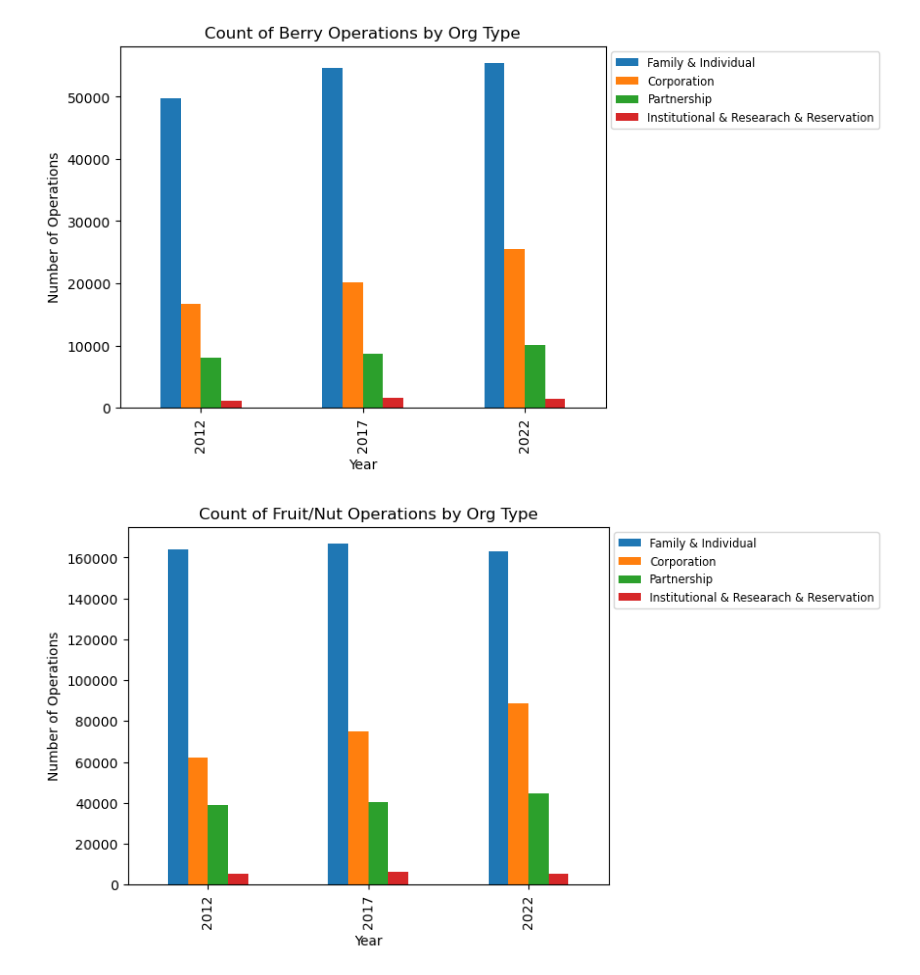
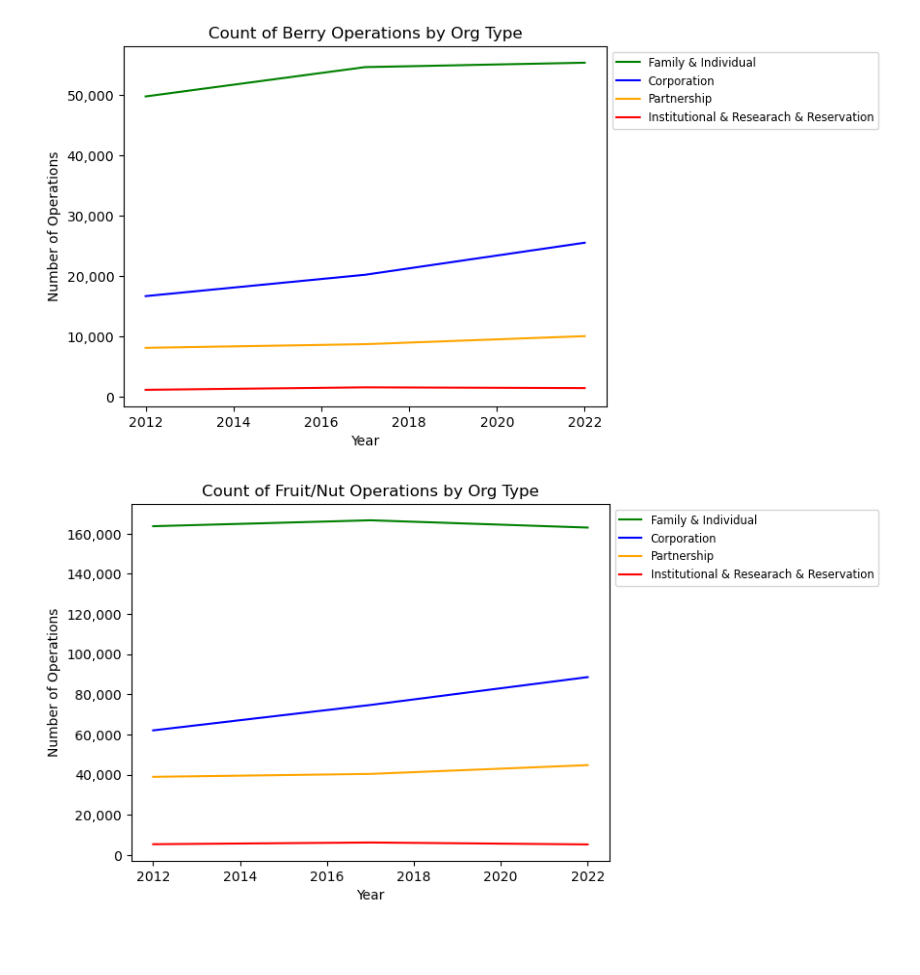
Before and after one commit to nealhalper/USDA_production, a Jupyter notebook: notebooks/operationcount_org_type.ipynb, the cells around one changed output. Cells and saved outputs as stored; diff of their text form; code cells hidden in the pictures; blank space fills up the shorter version.

```diff
--- a/notebooks/operationcount_org_type.ipynb
+++ b/notebooks/operationcount_org_type.ipynb
@@ -73,23 +77,25 @@ demo_citrus_org_counts_graph.savefig('demo_citrus_org_counts_graph.png', transpa
 # %%
 demo_berries = demo_berries.loc[demo_berries['Value'] != ' (D)']
 demo_berries = demo_berries.loc[demo_berries['Value'] != ' (Z)']
 demo_berries['Value'] = demo_berries['Value'].str.replace(',', '')
 demo_berries['Value'] = pd.to_numeric(demo_berries.Value, downcast='integer').fillna(0)
 demo_berries_org_counts = demo_berries.loc[(demo_berries['Domain'] == 'ORGANIZATION')
                 & (demo_berries['Data Item'] == 'BERRY TOTALS - OPERATIONS WITH AREA GROWN')].groupby(
                 ['Year', 'Organization Type']).sum(
                 'Value').fillna(0).reset_index()
 demo_berries_org_counts = demo_berries_org_counts.pivot(index = 'Year', columns = 'Organization Type', values = 'Value').reset_index()
 demo_berries_org_counts = demo_berries_org_counts[['Year', 'Family & Individual', 'Corporation', 'Partnership', 'Institutional & Researach & Reservation']]
 demo_berries_org_counts_graph = demo_berries_org_counts.plot(x = 'Year', y = list(
     demo_berries_org_counts.columns.unique()[1:5]),
-                                            kind = "bar", title = "Count of Berry Operations by Org Type",
-                                                      ylabel = "Number of Operations").legend(
+                                            kind = "line", title = "Count of Berry Operations by Org Type",
+                                                      ylabel = "Number of Operations", color = ['green','blue','orange', 'red']).legend(
     bbox_to_anchor = (1.0,1.0),
     fontsize = 'small').get_figure()
-demo_berries_org_counts_graph.savefig('demo_berries_org_counts_graph.png', transparent=True, bbox_inches='tight')
+y_values = plt.gca().get_yticks()
+plt.gca().set_yticklabels(['{:,.0f}'.format(x) for x in y_values])
+demo_berries_org_counts_graph.savefig('graphs/demo_berries_org_counts_graph.png', transparent=True, bbox_inches='tight')
 # %% [output]
-[figure, old version]
+[figure, new version]
 # %%
 demo_fruitnut = demo_fruitnut.loc[demo_fruitnut['Value'] != ' (D)']
 demo_fruitnut = demo_fruitnut.loc[demo_fruitnut['Value'] != ' (Z)']
@@ -103,10 +109,12 @@ demo_fruitnut_org_counts = demo_fruitnut_org_counts.pivot(index = 'Year', column
 demo_fruitnut_org_counts = demo_fruitnut_org_counts[['Year', 'Family & Individual', 'Corporation', 'Partnership', 'Institutional & Researach & Reservation']]
 demo_fruitnut_org_counts_graph = demo_fruitnut_org_counts.plot(x = 'Year', y = list(
     demo_fruitnut_org_counts.columns.unique()[1:5]),
-                                            kind = "bar", title = "Count of Fruit/Nut Operations by Org Type",
-                                                      ylabel = "Number of Operations").legend(
+                                            kind = "line", title = "Count of Fruit/Nut Operations by Org Type",
+                                                      ylabel = "Number of Operations", color = ['green','blue','orange', 'red']).legend(
     bbox_to_anchor = (1.0,1.0),
     fontsize = 'small').get_figure()
-demo_fruitnut_org_counts_graph.savefig('demo_fruitnut_org_counts_graph.png', transparent=True, bbox_inches='tight')
+y_values = plt.gca().get_yticks()
+plt.gca().set_yticklabels(['{:,.0f}'.format(x) for x in y_values])
+demo_fruitnut_org_counts_graph.savefig('graphs/demo_fruitnut_org_counts_graph.png', transparent=True, bbox_inches='tight')
 # %% [output]
-[figure, old version]
+[figure, new version]
```
Also changed, not shown: parts of 2 cells of this notebook, 30 other files.
